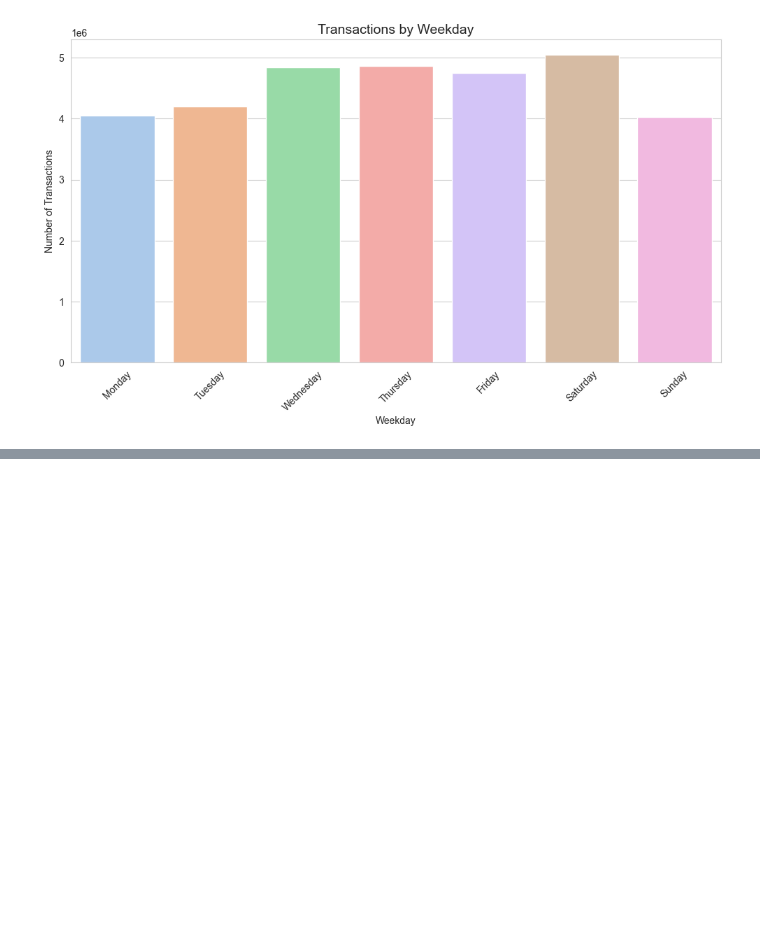
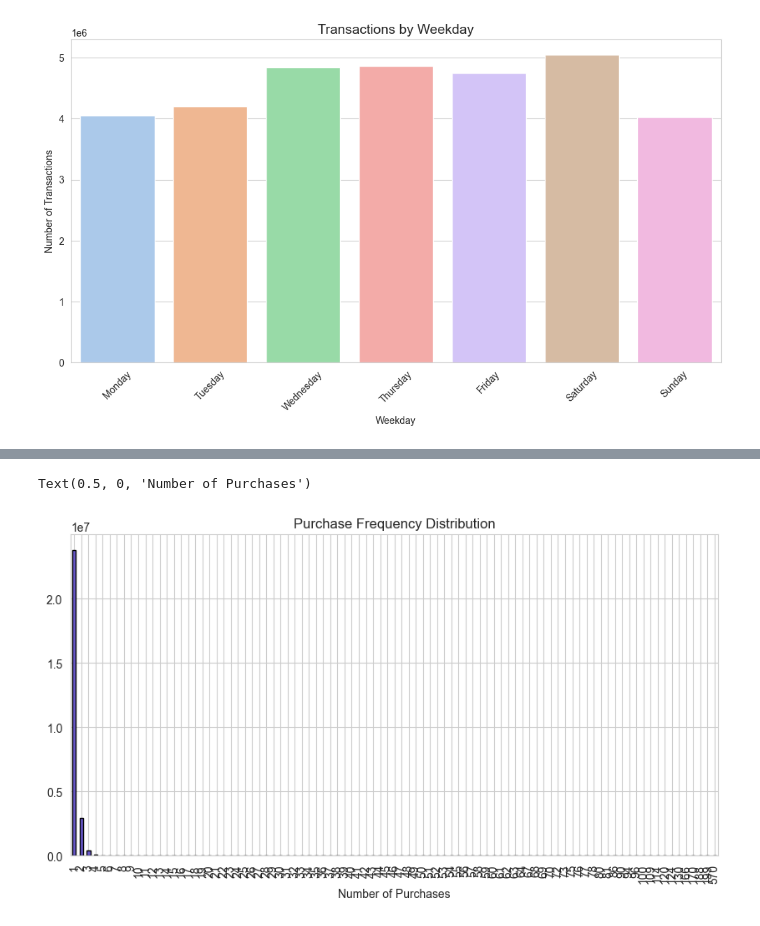
Before and after one commit to vaibhpande21/HndM-Fashion-Recommendation-System, a Jupyter notebook: rec.ipynb, the cells around one changed output, grey strips where cells are left out. Drawn from its saved outputs; the diff is of its cells as text; code cells hidden in the pictures; blank space fills up the shorter version.

```diff
--- a/rec.ipynb
+++ b/rec.ipynb
@@ -216,3 +218,7 @@ plt.xticks(rotation=45)
 plt.show()
 # %% [output]
 [figure]
+# %%
+cf_hm = hm[['customer_id', 'article_id']].copy()
+# %%
+cf_hm = cf_hm.groupby(['customer_id','article_id']).size().reset_index(name='purchases')
@@ -218,0 +234,7 @@ plt.show()
+# %%
+cf_hm['purchases'].value_counts().sort_index().plot(kind='bar', figsize=(10,5), color='slateblue', edgecolor='black')
+plt.title("Purchase Frequency Distribution")
+plt.xlabel("Number of Purchases")
+# %% [output]
+Text(0.5, 0, 'Number of Purchases')
+[figure, added]
```
Also changed, not shown: parts of 6 cells of this notebook.
